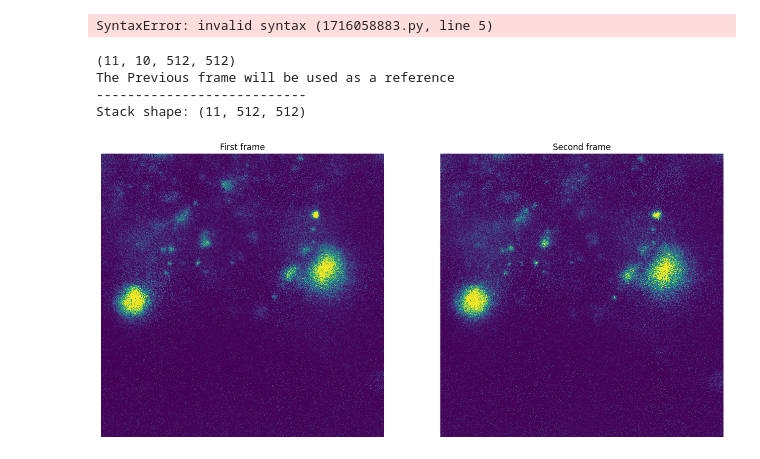
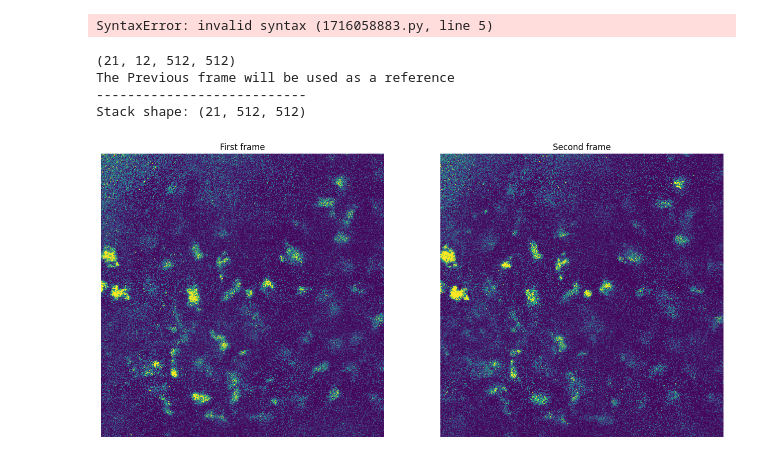
Before and after one commit to Mas515/Image_analysis, a Jupyter notebook: registration_assesment_notebook.ipynb, the cells around one changed output. Cells and saved outputs as stored; diff of their text form; code cells hidden in the pictures.

```diff
--- a/registration_assesment_notebook.ipynb
+++ b/registration_assesment_notebook.ipynb
@@ -101,8 +102,8 @@ def norm_minmse(gt, x, normalize_gt=True):
 # %%
 #@markdown #3. Choose the folders that contain the data to analyse and run to load the data. One example will be displayed
 
-Source_folder = "//Users/secchim/Downloads/CellProfiler/movies_split_channels" #@param{type:"string"}
-Result_folder = "/Users/secchim/Downloads/CellProfiler/movies_split_channels_extra" #@param{type:"string"}
+Source_folder = "/Users/secchim/Downloads/CellProfiler/untitled folder/R" #@param{type:"string"}
+Result_folder = "/Users/secchim/Downloads/CellProfiler/untitled folder/O" #@param{type:"string"}
 
 Analysis_type = "Z-slice" #@param ["Max_projection", "Z-slice"]
 
@@ -132,36 +133,36 @@ if Reference_Frame == "First":
 if Analysis_type == "Max_projection":
   #make max projection
   maxproj = np.max(stack[:,:,:,:],axis = 1)
   print('---------------------------')
   print('max projection shape', maxproj.shape)
 
 
 if Analysis_type == "Z-slice":
   maxproj = stack[:,Z_plane,:,:]
 
   print('---------------------------')
   print('Stack shape:', maxproj.shape)
 
 
 
 #Display one image
 
 f=plt.figure(figsize=(16,8))
 plt.subplot(1,2,1)
 plt.imshow(maxproj[0], norm=simple_norm(maxproj[0], percent = 99), interpolation='nearest')
 
 plt.axis('off')
 plt.title('First frame');
 plt.subplot(1,2,2)
 plt.imshow(maxproj[1], norm=simple_norm(maxproj[1], percent = 99), interpolation='nearest')
 plt.axis('off')
 plt.title('Second frame');
 # %% [output]
-(11, 10, 512, 512)
+(21, 12, 512, 512)
 The Previous frame will be used as a reference
 ---------------------------
-Stack shape: (11, 512, 512)
+Stack shape: (21, 512, 512)
-[figure, old version]
+[figure, new version]
 # %%
 # image_test = imread(Source_folder+"/"+random_choice)
 # image_test.shape
```
Also changed, not shown: parts of 5 cells of this notebook, 10 other files.
